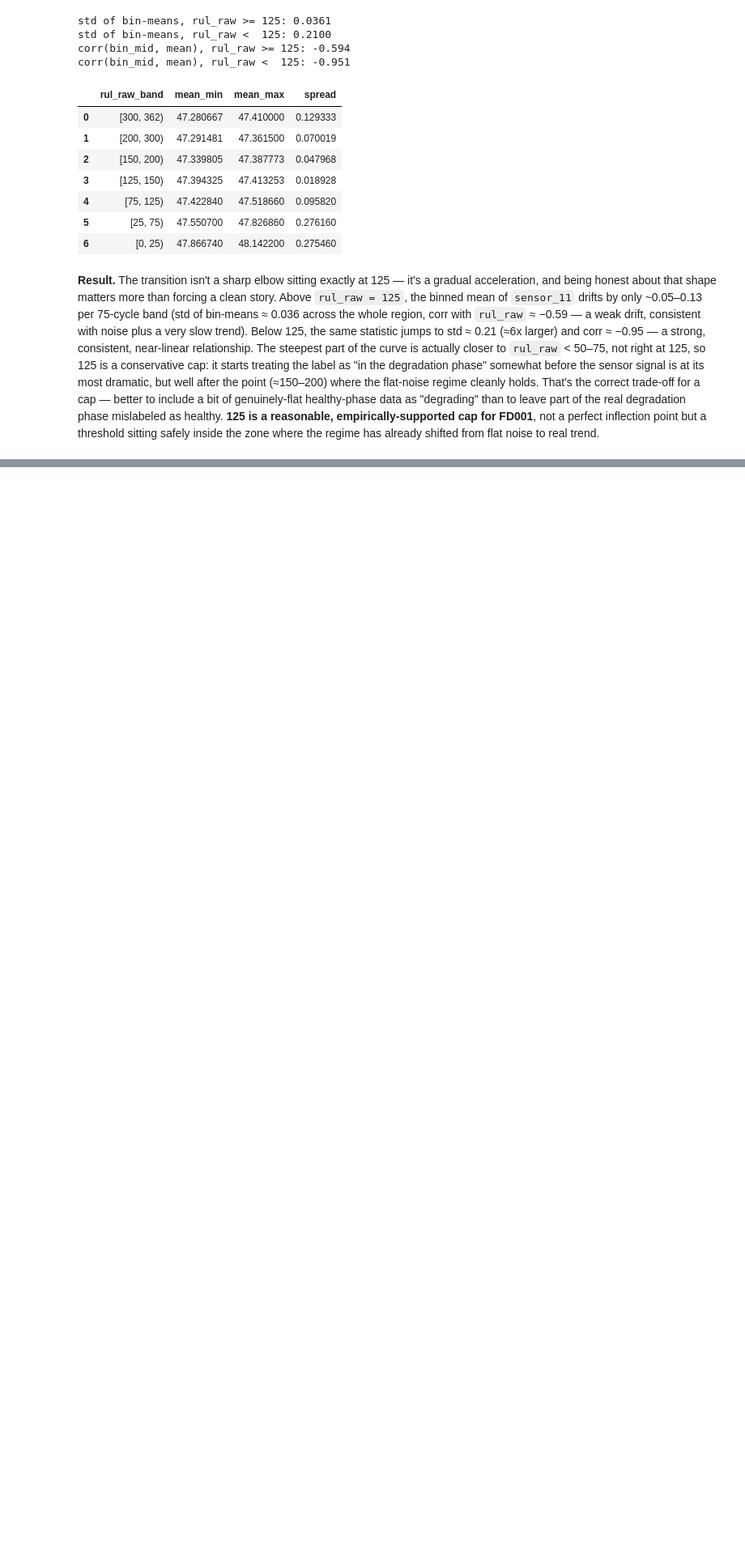
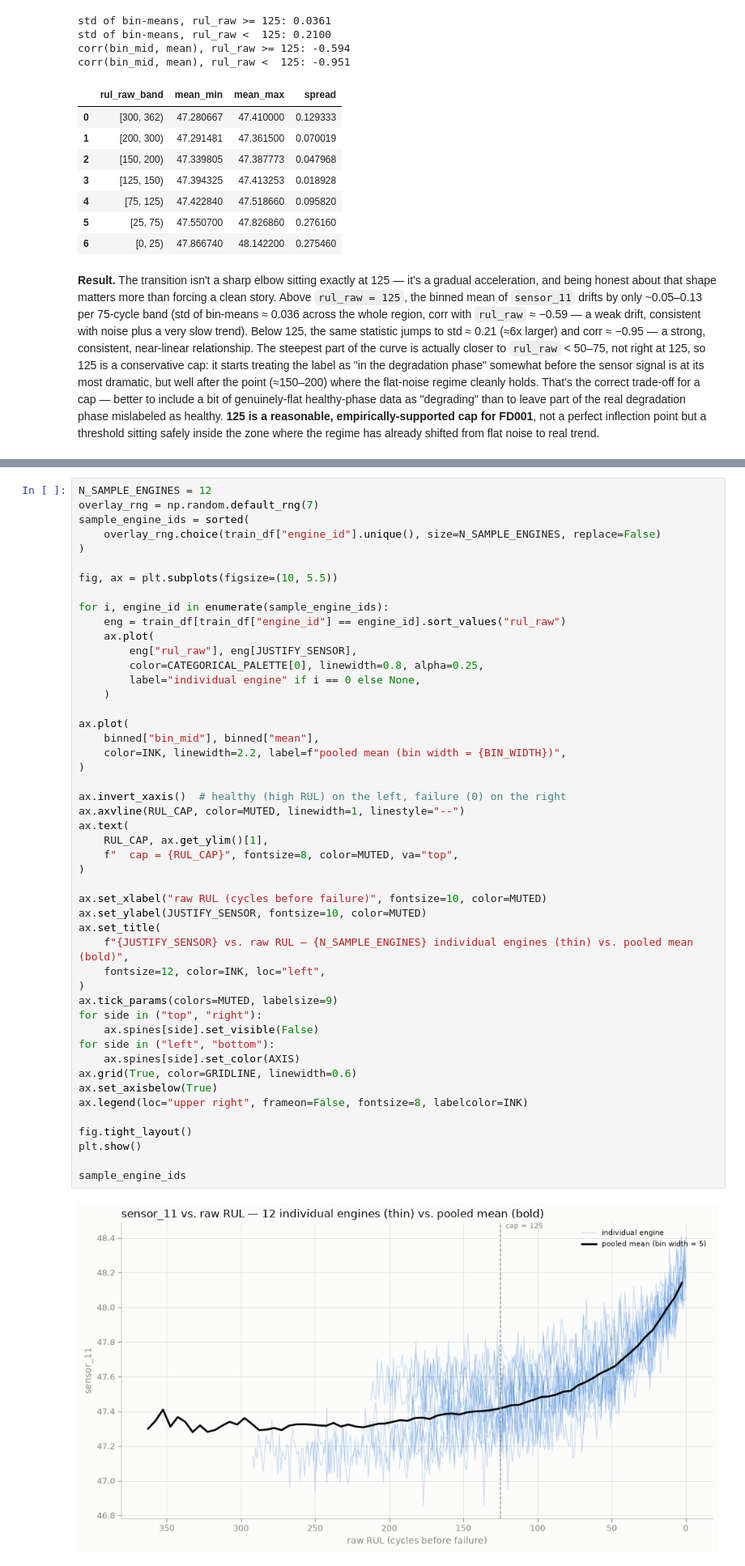
Before and after one commit to Giang2403/RUL_CMAPSS, a Jupyter notebook: notebook/phase2_rul_label_construction.ipynb, the cells around one changed output, grey strips where cells are left out. Shown at 81% size. Saved outputs shown, nothing was run; the diff lists cells and outputs as text; blank space fills up the shorter version.

```diff
--- a/notebook/phase2_rul_label_construction.ipynb
+++ b/notebook/phase2_rul_label_construction.ipynb
@@ -346,0 +438,50 @@ regime has already shifted from flat noise to real trend.
+# %%
+N_SAMPLE_ENGINES = 12
+overlay_rng = np.random.default_rng(7)
+sample_engine_ids = sorted(
+    overlay_rng.choice(train_df["engine_id"].unique(), size=N_SAMPLE_ENGINES, replace=False)
+)
+
+fig, ax = plt.subplots(figsize=(10, 5.5))
+
+for i, engine_id in enumerate(sample_engine_ids):
+    eng = train_df[train_df["engine_id"] == engine_id].sort_values("rul_raw")
+    ax.plot(
+        eng["rul_raw"], eng[JUSTIFY_SENSOR],
+        color=CATEGORICAL_PALETTE[0], linewidth=0.8, alpha=0.25,
+        label="individual engine" if i == 0 else None,
+    )
+
+ax.plot(
+    binned["bin_mid"], binned["mean"],
+    color=INK, linewidth=2.2, label=f"pooled mean (bin width = {BIN_WIDTH})",
+)
+
+ax.invert_xaxis()  # healthy (high RUL) on the left, failure (0) on the right
+ax.axvline(RUL_CAP, color=MUTED, linewidth=1, linestyle="--")
+ax.text(
+    RUL_CAP, ax.get_ylim()[1],
+    f"  cap = {RUL_CAP}", fontsize=8, color=MUTED, va="top",
+)
+
+ax.set_xlabel("raw RUL (cycles before failure)", fontsize=10, color=MUTED)
+ax.set_ylabel(JUSTIFY_SENSOR, fontsize=10, color=MUTED)
+ax.set_title(
+    f"{JUSTIFY_SENSOR} vs. raw RUL — {N_SAMPLE_ENGINES} individual engines (thin) vs. pooled mean (bold)",
+    fontsize=12, color=INK, loc="left",
+)
+ax.tick_params(colors=MUTED, labelsize=9)
+for side in ("top", "right"):
+    ax.spines[side].set_visible(False)
+for side in ("left", "bottom"):
+    ax.spines[side].set_color(AXIS)
+ax.grid(True, color=GRIDLINE, linewidth=0.6)
+ax.set_axisbelow(True)
+ax.legend(loc="upper right", frameon=False, fontsize=8, labelcolor=INK)
+
+fig.tight_layout()
+plt.show()
+
+sample_engine_ids
+# %% [output]
+[figure, added]
```
Also changed, not shown: parts of 9 cells of this notebook.
